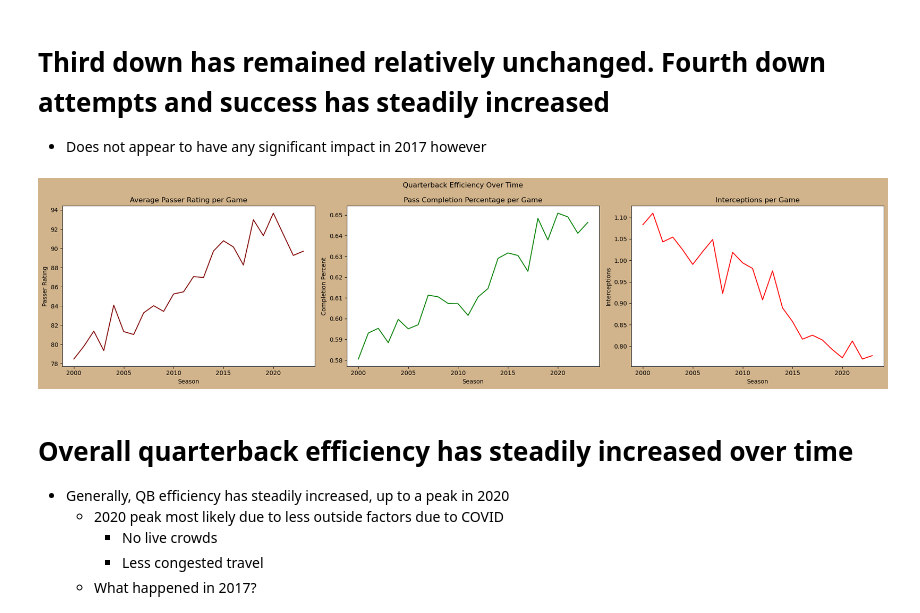
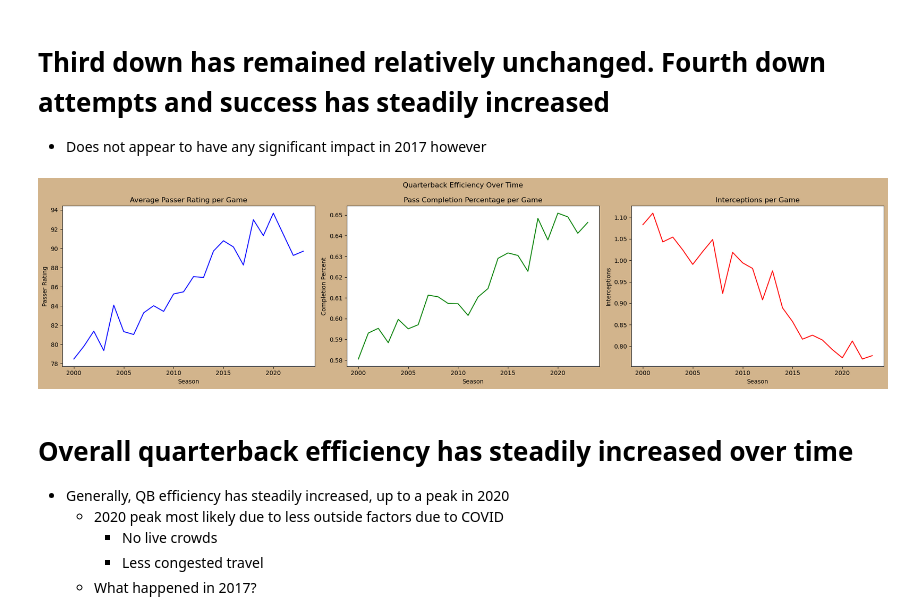
Before and after one commit to RussBone/nfl_data_exploration, a Jupyter notebook: nfl_exploration.ipynb, the cells around one changed output. Drawn from its saved outputs; the diff is of its cells as text; code cells hidden in the pictures.

```diff
--- a/nfl_exploration.ipynb
+++ b/nfl_exploration.ipynb
@@ -249,31 +249,31 @@ fig.tight_layout();
 # %%
 passer_rtg = stats.groupby('season')['passer_rating'].mean()
 interceptions = stats.groupby('season')['pass_int'].mean()
 pass_cmp_pct = stats.groupby('season')['pass_cmp_pct'].mean()
 
 fig, axes = plt.subplots(1,3, figsize=(20,5))
 
-passer_rtg.plot(color='maroon', ax=axes[0])
+passer_rtg.plot(color='b', ax=axes[0])
 pass_cmp_pct.plot(color='g', ax=axes[1])
 interceptions.plot(color='r', ax=axes[2])
 
 axes[0].set_title('Average Passer Rating per Game')
 axes[0].set_ylabel('Passer Rating')
 axes[0].set_xlabel('Season')
 
 axes[1].set_title('Pass Completion Percentage per Game')
 axes[1].set_ylabel('Completion Percent')
 axes[1].set_xlabel('Season')
 
 axes[2].set_title('Interceptions per Game')
 axes[2].set_ylabel('Interceptions')
 axes[2].set_xlabel('Season')
 
 fig.suptitle('Quarterback Efficiency Over Time')
 fig.set_facecolor(color='tan')
 fig.tight_layout();
 # %% [output]
-[figure, old version]
+[figure, new version]
 # %% [markdown]
 # Overall quarterback efficiency has steadily increased over time
 - Generally, QB efficiency has steadily increased, up to a peak in 2020
```
Also changed, not shown: parts of 2 cells of this notebook.
